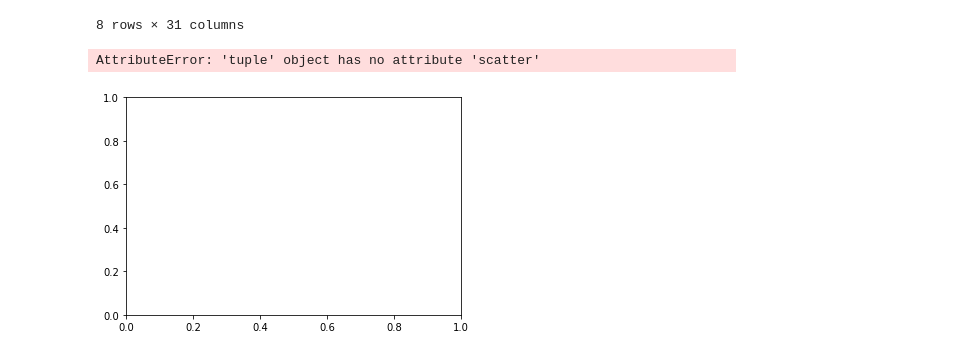
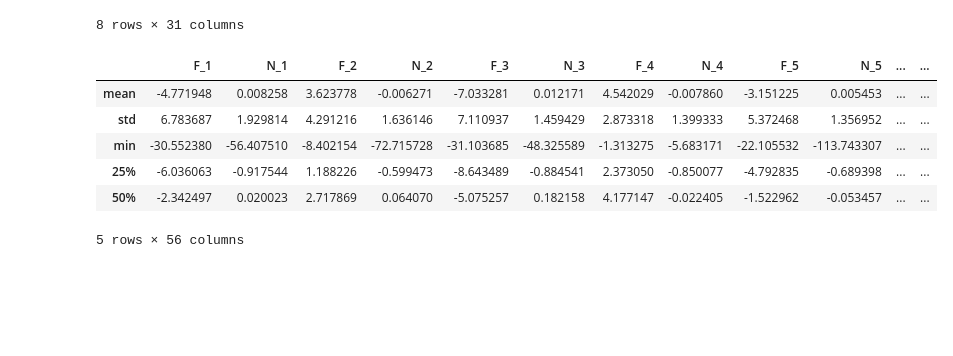
Before and after one commit to wcheungnet/creditCardFaurdDetection, a Jupyter notebook: hw3.ipynb, the cells around one changed output. Drawn from its saved outputs; the diff is of its cells as text; code cells hidden in the pictures; blank space fills up the shorter version.

```diff
--- a/hw3.ipynb
+++ b/hw3.ipynb
@@ -64,22 +65,3 @@ desNotFraud
 | 75% | 139333.000000 | 1.316218 | 0.800446 | 1.028372 | 0.737624 | 0.612181 | 0.399619 | 0.571019 | 0.326200 | 0.598230 | ... | ... |
 | max | 172792.000000 | 2.454930 | 18.902453 | 9.382558 | 16.875344 | 34.801666 | 73.301626 | 120.589494 | 18.709255 | 15.594995 | ... | ... |
 8 rows × 31 columns
-# %%
-#ax = fraud.plot.scatter(x='Amount', y='Class', color='Orange', label='fraud')
-#notFraud.plot.scatter(x='Amount', y='Class', color='Blue', label='normal', ax=ax)
-
-#plt.show()
-
-ax = plt.subplots()
-ax = fraud.plot.scatter(x='')
-ax.scatter(x=desFraud['V1'], y=desNotFraud['V1'], color='Red')
-ax.scatter(x=desFraud['V2'], y=desNotFraud['V2'], color='Orange')
-ax.scatter(x=desFraud['V3'], y=desNotFraud['V3'], color='Blue')
-ax.scatter(x=desFraud['V4'], y=desNotFraud['V4'], color='Yellow')
-
-
-
-plt.show()
-# %% [output]
-AttributeError: 'tuple' object has no attribute 'scatter'
-[figure, removed]
@@ -85,0 +70,19 @@ AttributeError: 'tuple' object has no attribute 'scatter'
+# %%
+myPD = pd.DataFrame()
+
+for i in range(28):
+    myID = str(i+1)
+    myPD["F_"+myID] = desFraud["V"+myID]
+    myPD["N_"+myID] = desNotFraud["V"+myID]
+
+myPD = myPD.drop('count')
+
+myPD.head()
+# %% [output]
+|  | F_1 | N_1 | F_2 | N_2 | F_3 | N_3 | F_4 | N_4 | F_5 | N_5 | ... | ... |
+| mean | -4.771948 | 0.008258 | 3.623778 | -0.006271 | -7.033281 | 0.012171 | 4.542029 | -0.007860 | -3.151225 | 0.005453 | ... | ... |
+| std | 6.783687 | 1.929814 | 4.291216 | 1.636146 | 7.110937 | 1.459429 | 2.873318 | 1.399333 | 5.372468 | 1.356952 | ... | ... |
+| min | -30.552380 | -56.407510 | -8.402154 | -72.715728 | -31.103685 | -48.325589 | -1.313275 | -5.683171 | -22.105532 | -113.743307 | ... | ... |
+| 25% | -6.036063 | -0.917544 | 1.188226 | -0.599473 | -8.643489 | -0.884541 | 2.373050 | -0.850077 | -4.792835 | -0.689398 | ... | ... |
+| 50% | -2.342497 | 0.020023 | 2.717869 | 0.064070 | -5.075257 | 0.182158 | 4.177147 | -0.022405 | -1.522962 | -0.053457 | ... | ... |
+5 rows × 56 columns
```
Also changed, not shown: parts of 8 cells of this notebook.
